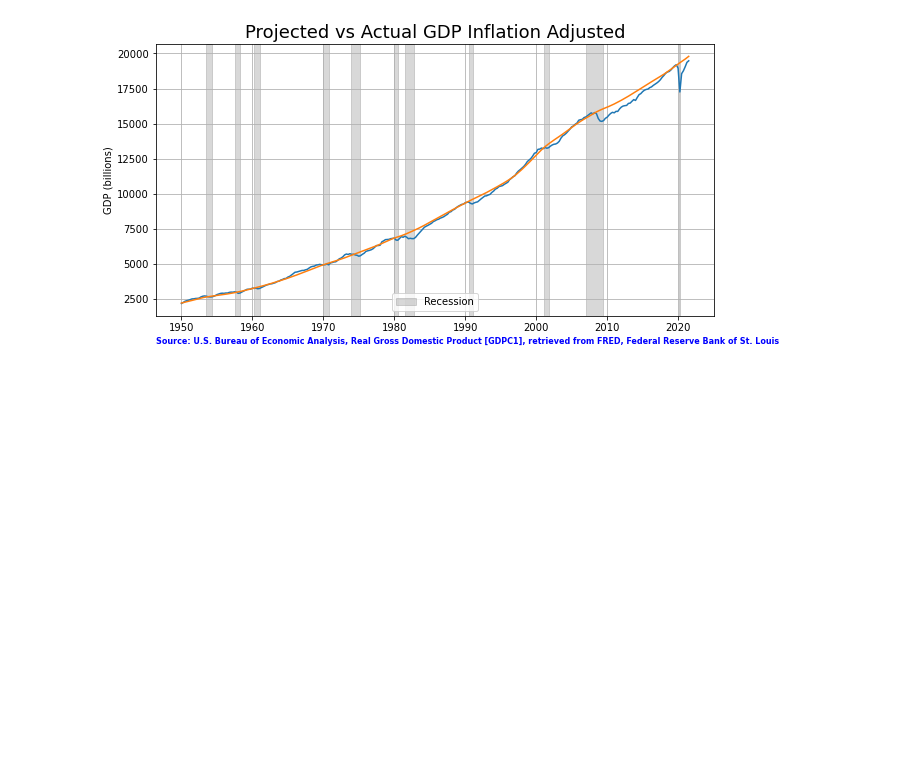
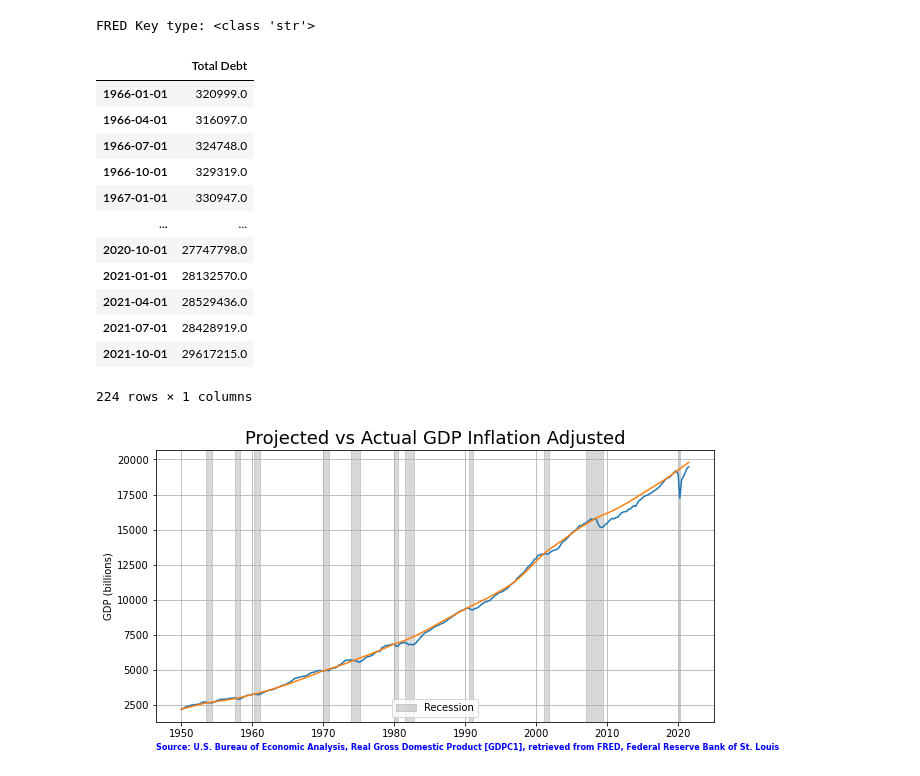
Before and after one commit to 312FinTech/Econometrics, a Jupyter notebook: Econometrics.ipynb, the cells around one changed output. Saved outputs shown, nothing was run; the diff lists cells and outputs as text; code cells hidden in the pictures; blank space fills up the shorter version.

```diff
--- a/Econometrics.ipynb
+++ b/Econometrics.ipynb
@@ -27,0 +16,17 @@ FRED Key type: <class 'str'>
+# %%
+def connect_fred_api():
+    # Load .env environment variables
+    load_dotenv()
+
+    # Set FRED API key and secret
+    FRED_api_key = os.getenv("FRED")
+
+    # Verify that FRED key and secret were correctly loaded
+    print(f"FRED Key type: " + str(type(FRED_api_key)))
+
+    # FRED_api_key
+    return Fred(api_key=FRED_api_key)
+
+fred = connect_fred_api()
+# %% [output]
+FRED Key type: <class 'str'>
@@ -28,3 +53,19 @@ FRED Key type: <class 'str'>
+# %%
+GFDEBTN
+# %% [output]
+|  | Total Debt |
+| 1966-01-01 | 320999.0 |
+| 1966-04-01 | 316097.0 |
+| 1966-07-01 | 324748.0 |
+| 1966-10-01 | 329319.0 |
+| 1967-01-01 | 330947.0 |
+| ... | ... |
+| 2020-10-01 | 27747798.0 |
+| 2021-01-01 | 28132570.0 |
+| 2021-04-01 | 28529436.0 |
+| 2021-07-01 | 28428919.0 |
+| 2021-10-01 | 29617215.0 |
+224 rows × 1 columns
 # %%
 # FRED Datasets
 
```
Also changed, not shown: parts of 5 cells of this notebook, 3 other files.
